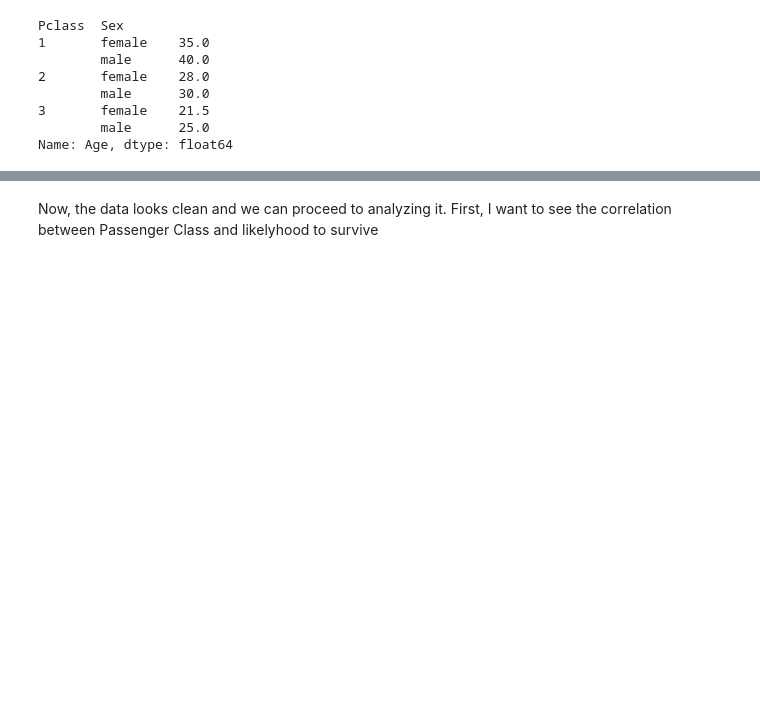
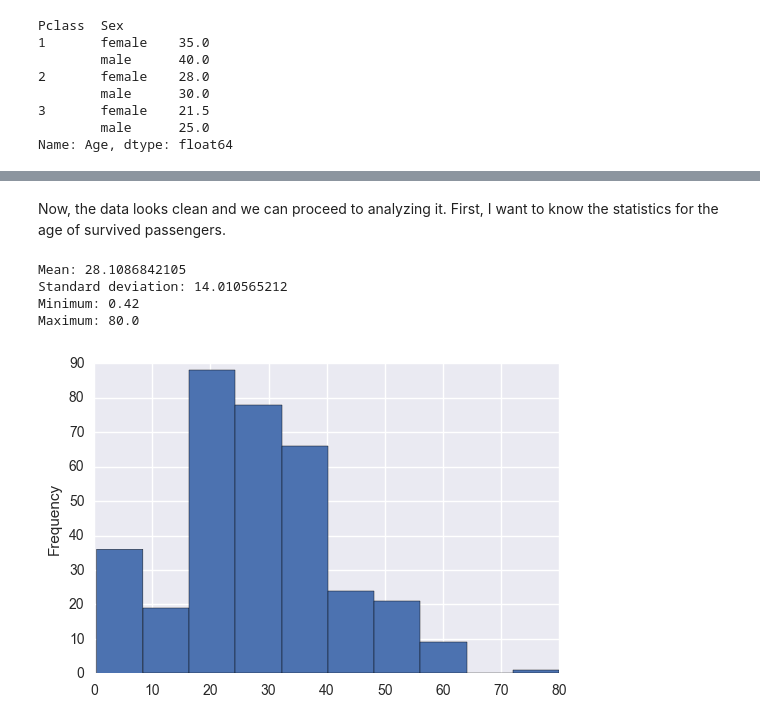
Before and after one commit to julia-kudinovich/data-analysis-p2-investigate-dataset, a Jupyter notebook: P2 Investigate a Dataset.ipynb, the cells around one changed output, grey strips where cells are left out. Cells and saved outputs as stored; diff of their text form; code cells hidden in the pictures; blank space fills up the shorter version.

```diff
--- a/P2 Investigate a Dataset.ipynb
+++ b/P2 Investigate a Dataset.ipynb
@@ -93,0 +91,14 @@ Number of missing new_age data points: 0
+# %%
+##Adding column for the new sex data to the dataframe
+titanic_df['sex_int'] = NaN
+
+##Transfom male or female values to 1 or 0 integer values
+def transform_to_int(value):
+    if value == 'male':
+        return 1
+    elif value =='female':
+         return 0
+
+titanic_df['sex_int'] = titanic_df[['Sex']].applymap(transform_to_int)
+## Checking the results of manipulation
+titanic_df.head(5)
@@ -94,2 +112,18 @@ Number of missing new_age data points: 0
 # %% [markdown]
-Now, the data looks clean and we can proceed to analyzing it. First, I want to see the correlation between Passenger Class and likelyhood to survive
+Now, the data looks clean and we can proceed to analyzing it. First, I want to know the statistics for the age of survived passengers.
+# %%
+##Summarize the data
+def describe_data(df):
+    print 'Mean:', df.mean()
+    print 'Standard deviation:', df.std()
+    print 'Minimum:', df.min()
+    print 'Maximum:', df.max()
+    df.plot(kind='hist')
+
+describe_data(titanic_df.loc[titanic_df['Survived'] == 1]['new_age'])
+# %% [output]
+Mean: 28.1086842105
+Standard deviation: 14.010565212
+Minimum: 0.42
+Maximum: 80.0
+[figure, added]
```
Also changed, not shown: parts of 14 cells of this notebook.
